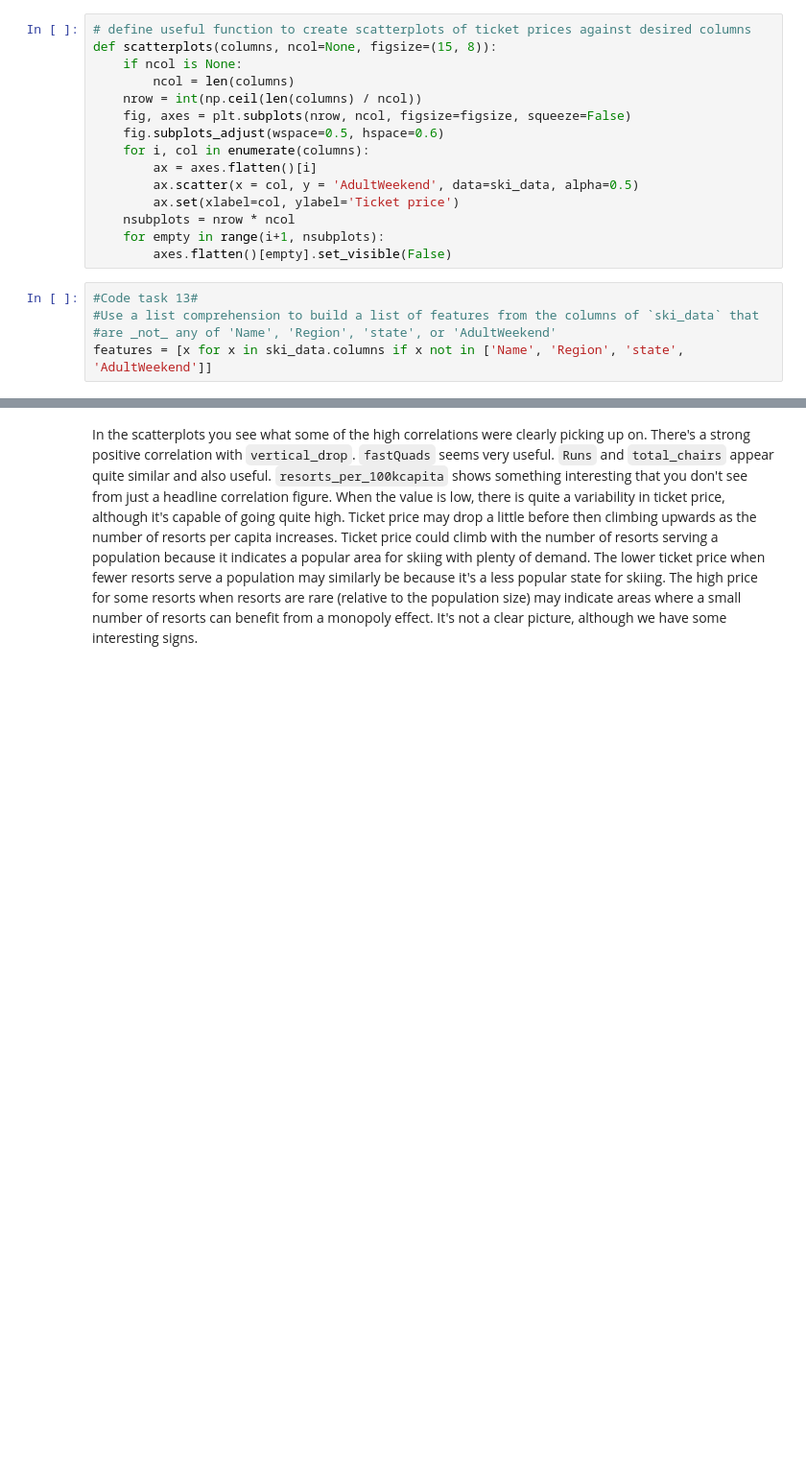
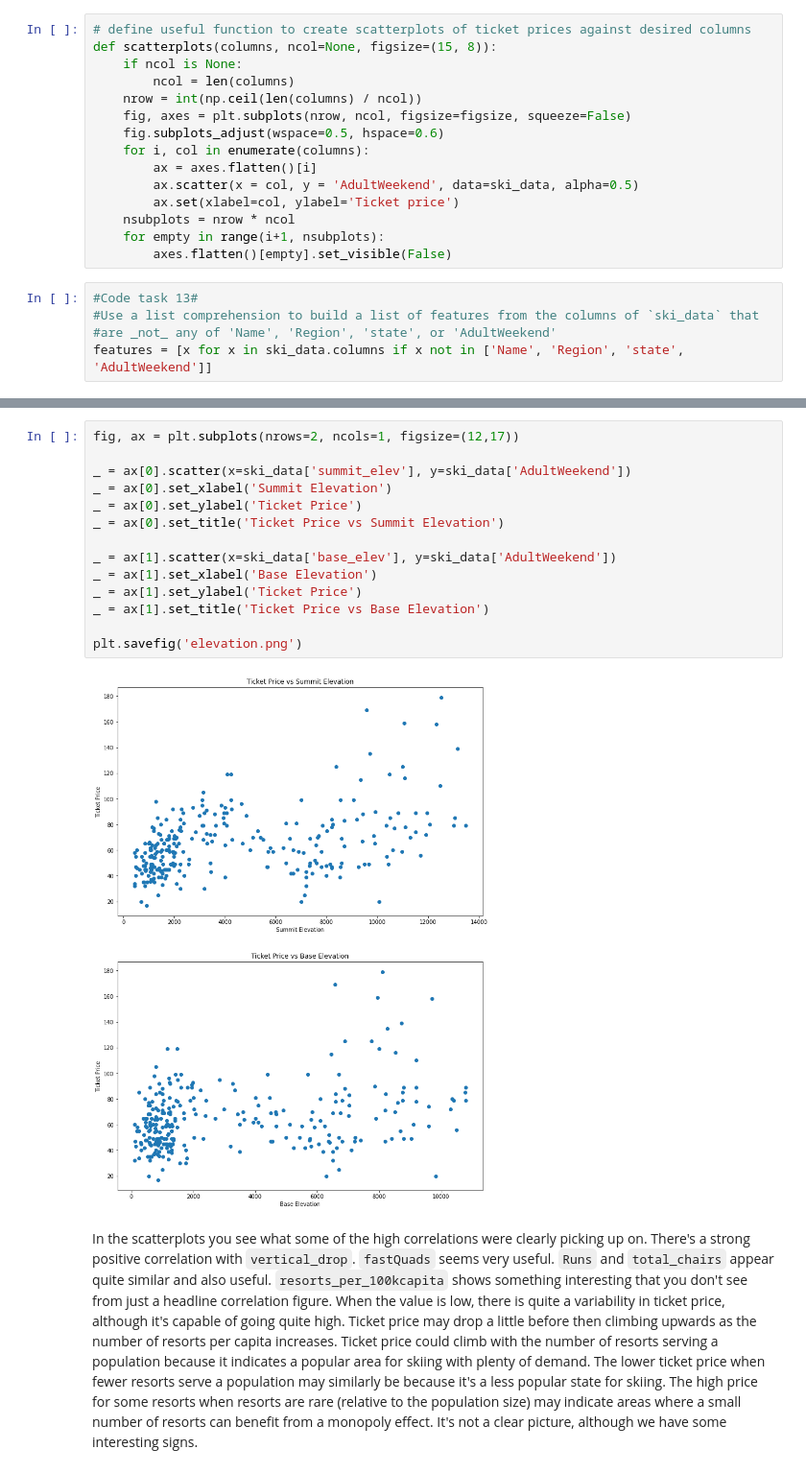
Before and after one commit to robcamp-code/Springboard, a Jupyter notebook: Guided_Capstone/Notebooks/03_exploratory_data_analysis.ipynb, the cells around one changed output, grey strips where cells are left out. Shown at 96% size. Cells and saved outputs as stored; diff of their text form; blank space fills up the shorter version.

```diff
--- a/Guided_Capstone/Notebooks/03_exploratory_data_analysis.ipynb
+++ b/Guided_Capstone/Notebooks/03_exploratory_data_analysis.ipynb
@@ -819,3 +851,19 @@ scatterplots(features, ncol=4, figsize=(15, 15))
+# %%
+fig, ax = plt.subplots(nrows=2, ncols=1, figsize=(12,17))
+
+_ = ax[0].scatter(x=ski_data['summit_elev'], y=ski_data['AdultWeekend'])
+_ = ax[0].set_xlabel('Summit Elevation')
+_ = ax[0].set_ylabel('Ticket Price')
+_ = ax[0].set_title('Ticket Price vs Summit Elevation')
+
+_ = ax[1].scatter(x=ski_data['base_elev'], y=ski_data['AdultWeekend'])
+_ = ax[1].set_xlabel('Base Elevation')
+_ = ax[1].set_ylabel('Ticket Price')
+_ = ax[1].set_title('Ticket Price vs Base Elevation')
+
+plt.savefig('elevation.png')
+# %% [output]
+[figure, added]
 # %% [markdown]
 In the scatterplots you see what some of the high correlations were clearly picking up on. There's a strong positive correlation with `vertical_drop`. `fastQuads` seems very useful. `Runs` and `total_chairs` appear quite similar and also useful. `resorts_per_100kcapita` shows something interesting that you don't see from just a headline correlation figure. When the value is low, there is quite a variability in ticket price, although it's capable of going quite high. Ticket price may drop a little before then climbing upwards as the number of resorts per capita increases. Ticket price could climb with the number of resorts serving a population because it indicates a popular area for skiing with plenty of demand. The lower ticket price when fewer resorts serve a population may similarly be because it's a less popular state for skiing. The high price for some resorts when resorts are rare (relative to the population size) may indicate areas where a small number of resorts can benefit from a monopoly effect. It's not a clear picture, although we have some interesting signs.
 # %% [markdown]
```
Also changed, not shown: parts of 11 cells of this notebook, 13 other files.
